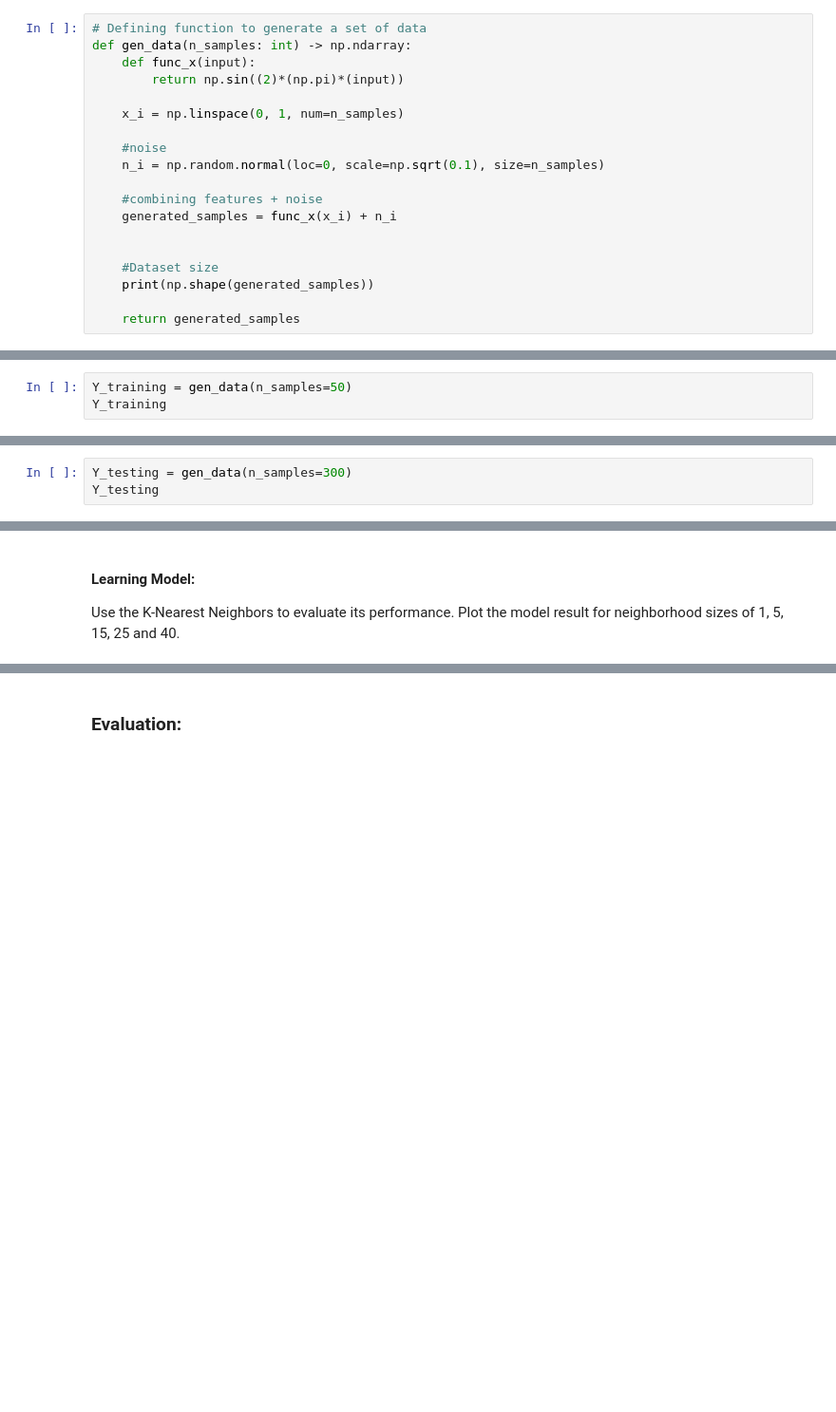
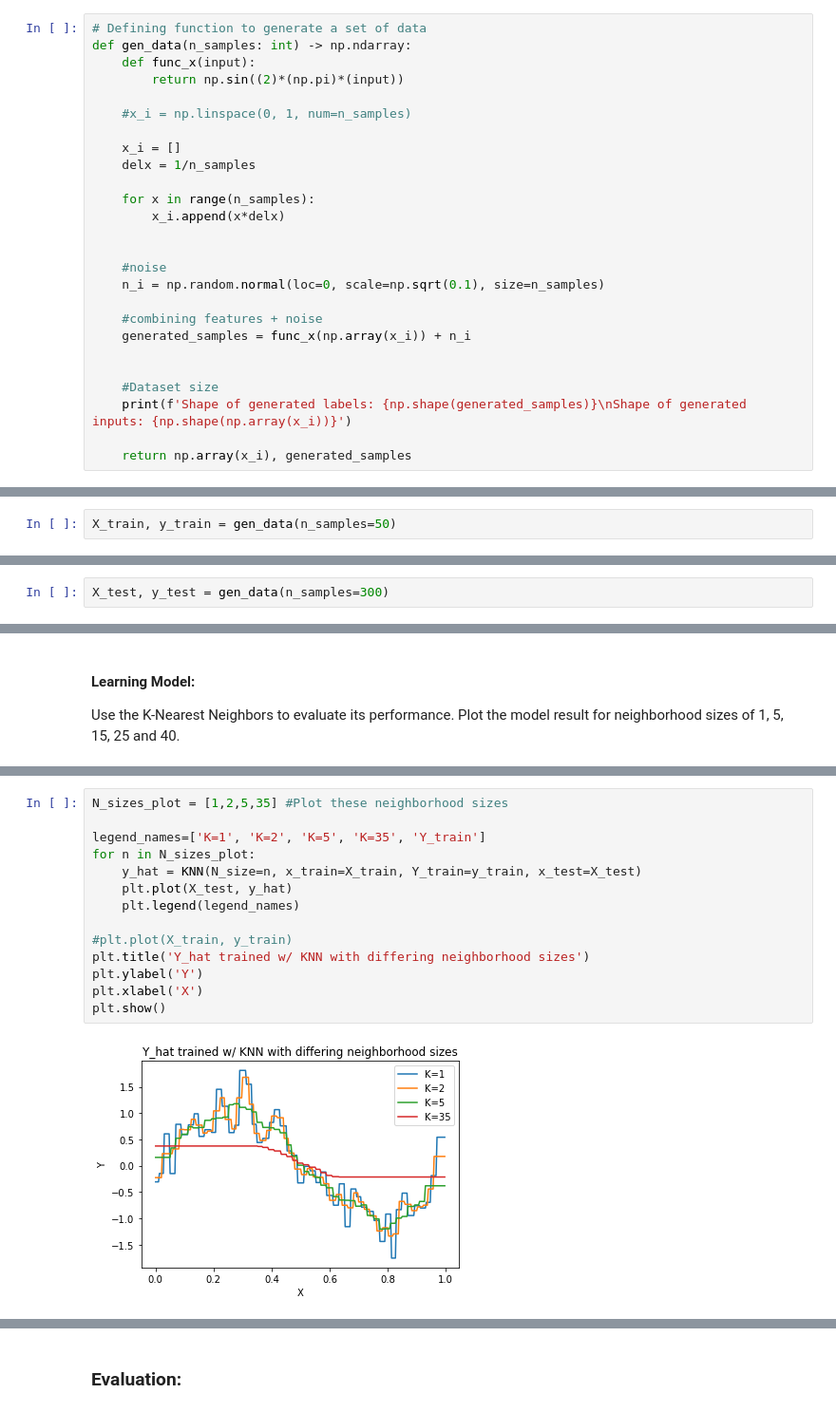
Before and after one commit to axiom9/ECE566_Machine-DeepLearning, a Jupyter notebook: Homework_2/Assignment2_ErrorEvaluations.ipynb, the cells around one changed output, grey strips where cells are left out. Shown at 95% size. Drawn from its saved outputs; the diff is of its cells as text; blank space fills up the shorter version.

```diff
--- a/Homework_2/Assignment2_ErrorEvaluations.ipynb
+++ b/Homework_2/Assignment2_ErrorEvaluations.ipynb
@@ -59,22 +59,28 @@ def gen_data(n_samples: int) -> np.ndarray:
     def func_x(input):
         return np.sin((2)*(np.pi)*(input))
 
-    x_i = np.linspace(0, 1, num=n_samples)
+    #x_i = np.linspace(0, 1, num=n_samples)
+
+    x_i = []
+    delx = 1/n_samples
+
+    for x in range(n_samples):
+        x_i.append(x*delx)
+
 
     #noise
     n_i = np.random.normal(loc=0, scale=np.sqrt(0.1), size=n_samples)
 
     #combining features + noise
-    generated_samples = func_x(x_i) + n_i
+    generated_samples = func_x(np.array(x_i)) + n_i
 
 
     #Dataset size
-    print(np.shape(generated_samples))
+    print(f'Shape of generated labels: {np.shape(generated_samples)}\nShape of generated inputs: {np.shape(np.array(x_i))}')
 
-    return generated_samples
+    return np.array(x_i), generated_samples
 # %% [markdown]
 ### Generating training set (`n_samples` = 50)
 # %%
-Y_training = gen_data(n_samples=50)
-Y_training
+X_train, y_train = gen_data(n_samples=50)
 # %% [output]
@@ -97,6 +94,5 @@ With $N^{testing} = 300$:
 
 - Follow the same previous steps, using $N^{testing}$ instead of $N^{training}$.
 # %%
-Y_testing = gen_data(n_samples=300)
-Y_testing
+X_test, y_test = gen_data(n_samples=300)
 # %% [output]
@@ -133,0 +129,16 @@ N_sizes_plot = [1,2,5,35] #Plot these neighborhood sizes
+# %%
+N_sizes_plot = [1,2,5,35] #Plot these neighborhood sizes
+
+legend_names=['K=1', 'K=2', 'K=5', 'K=35', 'Y_train']
+for n in N_sizes_plot:
+    y_hat = KNN(N_size=n, x_train=X_train, Y_train=y_train, x_test=X_test)
+    plt.plot(X_test, y_hat)
+    plt.legend(legend_names)
+
+#plt.plot(X_train, y_train)
+plt.title('Y_hat trained w/ KNN with differing neighborhood sizes')
+plt.ylabel('Y')
+plt.xlabel('X')
+plt.show()
+# %% [output]
+[figure, added]
```
Also changed, not shown: parts of 16 cells of this notebook.
